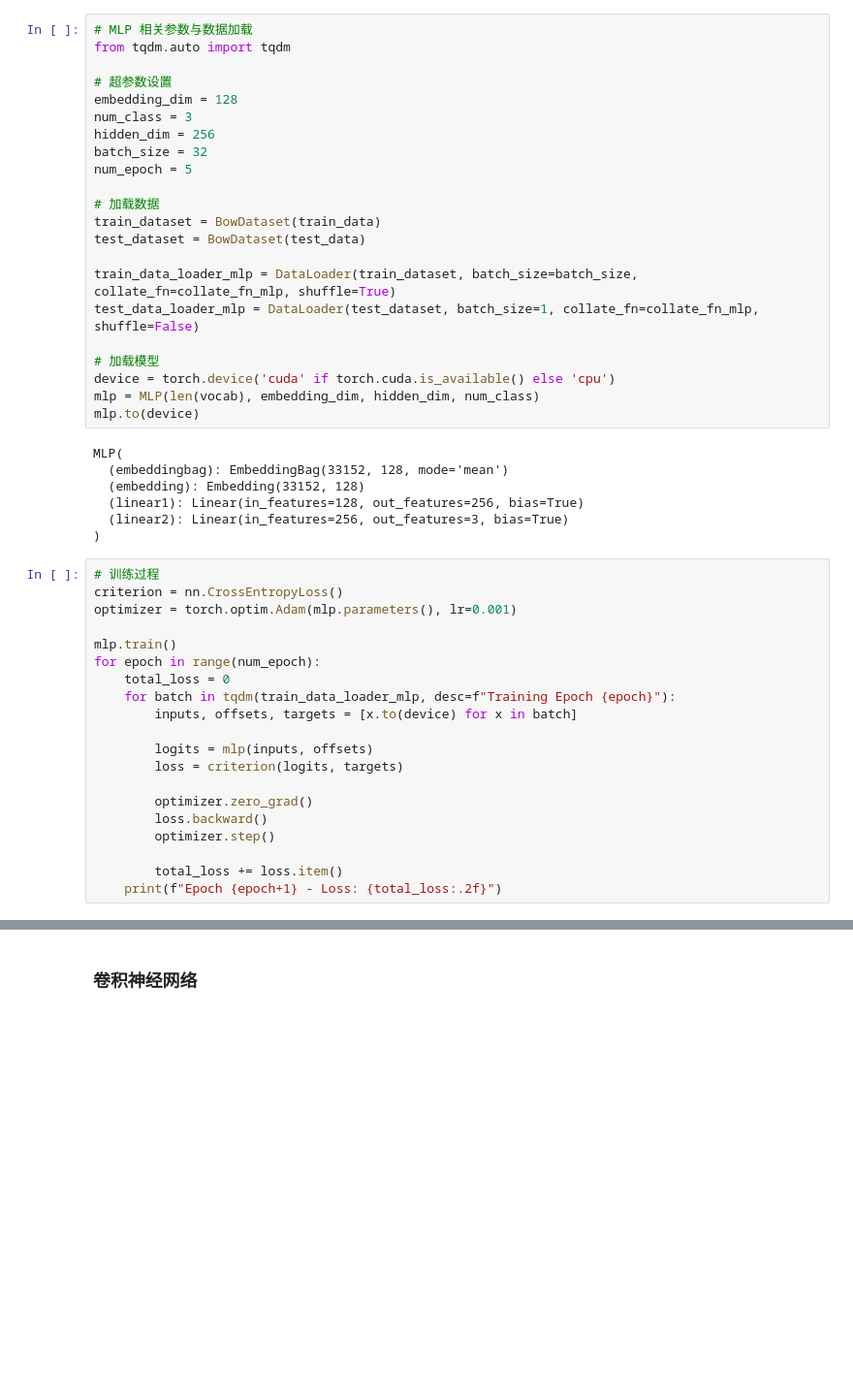
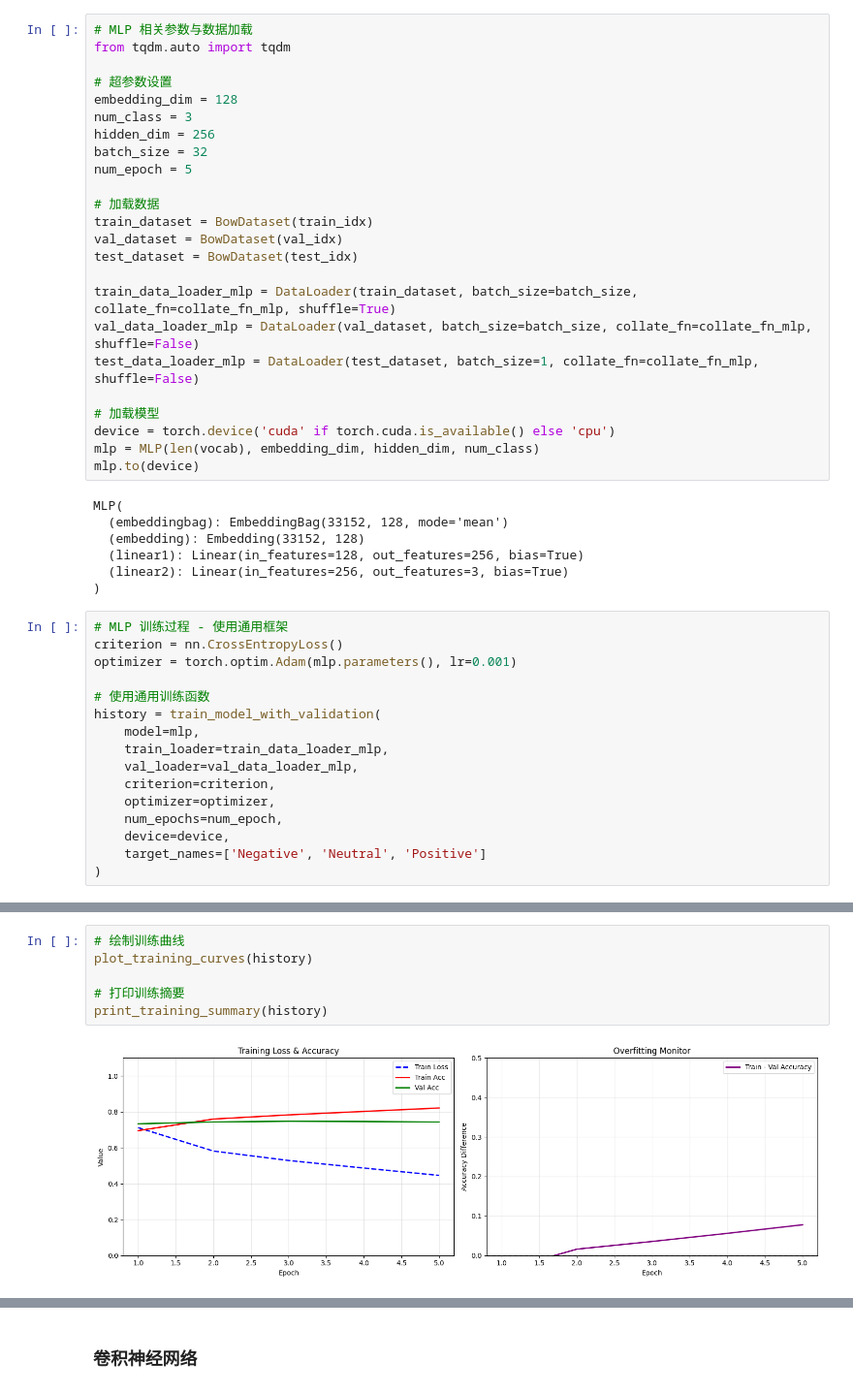
Before and after one commit to YoruRain/Sentiment-Classification-Based-on-Weibo-Texts, a Jupyter notebook: 04Implement.ipynb, the cells around one changed output, grey strips where cells are left out. Shown at 97% size. Drawn from its saved outputs; the diff is of its cells as text; blank space fills up the shorter version.

```diff
--- a/04Implement.ipynb
+++ b/04Implement.ipynb
@@ -88,10 +518,12 @@ batch_size = 32
 num_epoch = 5
 
 # 加载数据
-train_dataset = BowDataset(train_data)
-test_dataset = BowDataset(test_data)
+train_dataset = BowDataset(train_idx)
+val_dataset = BowDataset(val_idx)
+test_dataset = BowDataset(test_idx)
 
 train_data_loader_mlp = DataLoader(train_dataset, batch_size=batch_size, collate_fn=collate_fn_mlp, shuffle=True)
+val_data_loader_mlp = DataLoader(val_dataset, batch_size=batch_size, collate_fn=collate_fn_mlp, shuffle=False)
 test_data_loader_mlp = DataLoader(test_dataset, batch_size=1, collate_fn=collate_fn_mlp, shuffle=False)
 
 # 加载模型
@@ -106,23 +538,19 @@ MLP(
   (linear2): Linear(in_features=256, out_features=3, bias=True)
 )
 # %%
-# 训练过程
+# MLP 训练过程 - 使用通用框架
 criterion = nn.CrossEntropyLoss()
 optimizer = torch.optim.Adam(mlp.parameters(), lr=0.001)
 
-mlp.train()
-for epoch in range(num_epoch):
-    total_loss = 0
-    for batch in tqdm(train_data_loader_mlp, desc=f"Training Epoch {epoch}"):
-        inputs, offsets, targets = [x.to(device) for x in batch]
-
-        logits = mlp(inputs, offsets)
-        loss = criterion(logits, targets)
-
-        optimizer.zero_grad()
-        loss.backward()
-        optimizer.step()
-
-        total_loss += loss.item()
-    print(f"Epoch {epoch+1} - Loss: {total_loss:.2f}")
+# 使用通用训练函数
+history = train_model_with_validation(
+    model=mlp,
+    train_loader=train_data_loader_mlp,
+    val_loader=val_data_loader_mlp,
+    criterion=criterion,
+    optimizer=optimizer,
+    num_epochs=num_epoch,
+    device=device,
+    target_names=['Negative', 'Neutral', 'Positive']
+)
 # %% [output]
@@ -133,0 +593,8 @@ Epoch 5 - Loss: 3200.31
+# %%
+# 绘制训练曲线
+plot_training_curves(history)
+
+# 打印训练摘要
+print_training_summary(history)
+# %% [output]
+[figure, added]
```
Also changed, not shown: parts of 26 cells of this notebook, 5 other files.
